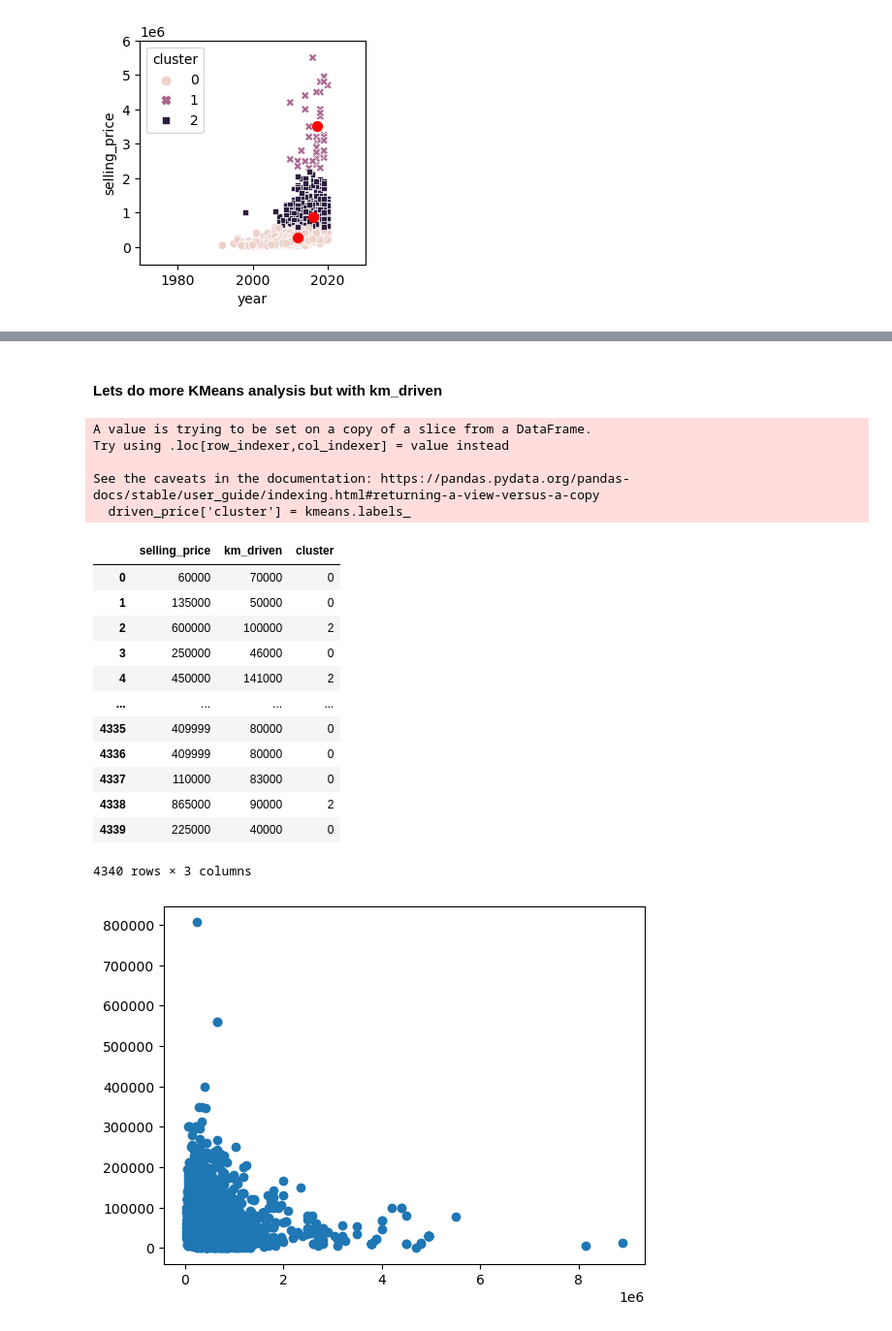
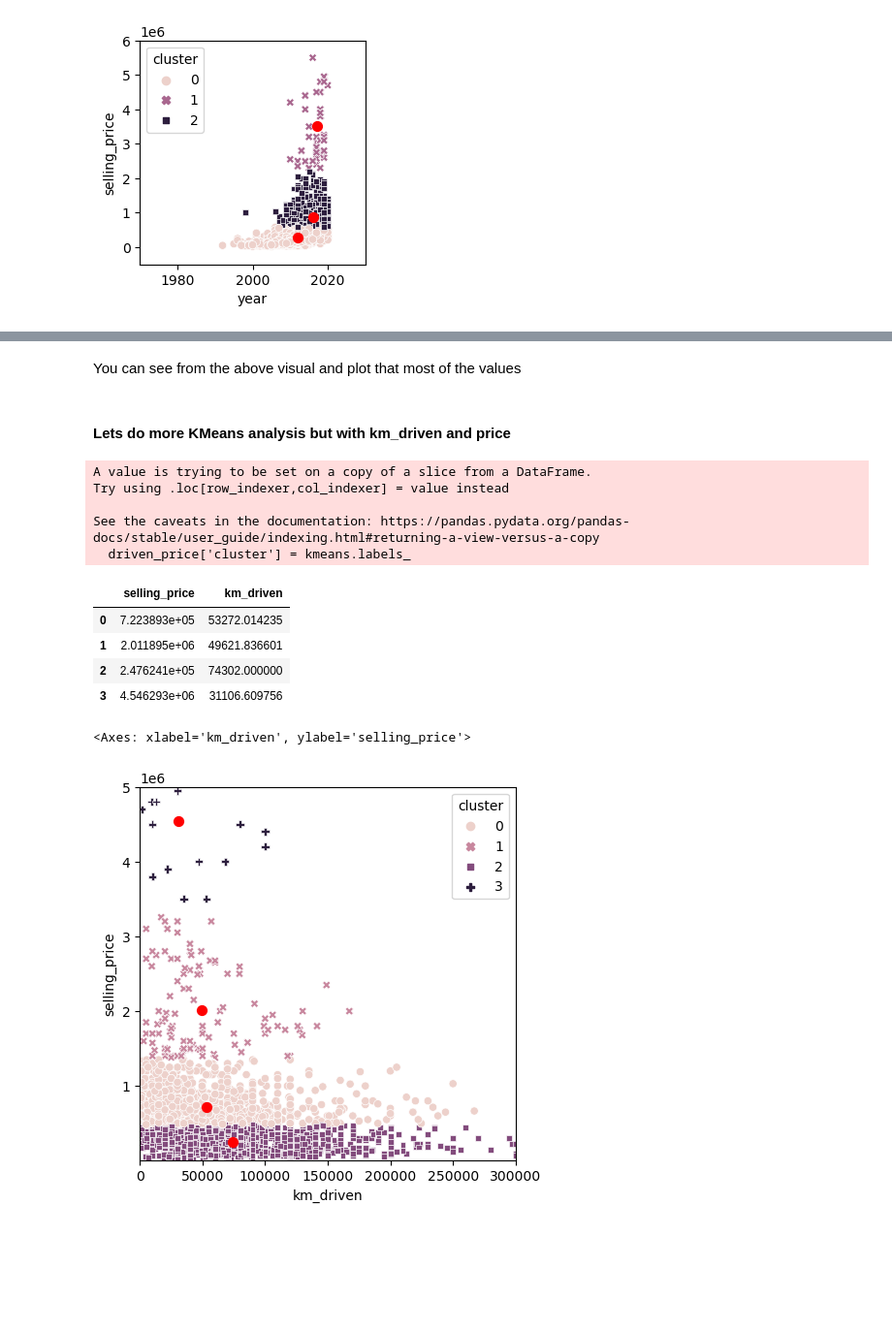
Before and after one commit to Scottymichaelmillerguy/cars-details-repo, a Jupyter notebook: car-details.ipynb, the cells around one changed output, grey strips where cells are left out. Shown: that part at 97% size. Saved outputs shown, nothing was run; the diff lists cells and outputs as text; code cells hidden in the pictures; blank space fills up the shorter version.

```diff
--- a/car-details.ipynb
+++ b/car-details.ipynb
@@ -182,31 +223,33 @@ See the caveats in the documentation: https://pandas.pydata.org/pandas-docs/stab
+# %% [markdown]
+
+You can see from the above visual and plot that most of the values
 # %% [markdown]
-#### Lets do more KMeans analysis but with km_driven
+#### Lets do more KMeans analysis but with km_driven and price
 # %%
 driven_price = cars_df[['selling_price', 'km_driven']]
 #plt.scatter(driven_price['selling_price'], driven_price['km_driven'])
 #based off the initial scatter plot I am seeing 3-5 clusters
-kmeans = KMeans(n_clusters = 5).fit(driven_price)
+kmeans = KMeans(n_clusters = 4).fit(driven_price)
 #Cluster labels find which cluster each of the km_driven selling_price combinations fall under
 driven_price['cluster'] = kmeans.labels_
 driven_price
-centers = pd.DataFrame(kmeans.cluster_centers_)
+centers = pd.DataFrame(kmeans.cluster_centers_, columns=['selling_price', 'km_driven'])
+display(centers)
+fig, ax = plt.subplots(figsize =(5,5))
+ax = sns.scatterplot(x='km_driven', y='selling_price', hue='cluster', style = 'cluster',ax = ax, data = driven_price)
+ax.set_xlim(0, 300000)
+ax.set_ylim(10000, 5000000)
+centers.plot.scatter(x='km_driven', y = 'selling_price', ax = ax, s=50, color = 'red')
 # %% [output]
 A value is trying to be set on a copy of a slice from a DataFrame.
 Try using .loc[row_indexer,col_indexer] = value instead
 
 See the caveats in the documentation: https://pandas.pydata.org/pandas-docs/stable/user_guide/indexing.html#returning-a-view-versus-a-copy
   driven_price['cluster'] = kmeans.labels_
-|  | selling_price | km_driven | cluster |
-| 0 | 60000 | 70000 | 0 |
-| 1 | 135000 | 50000 | 0 |
-| 2 | 600000 | 100000 | 2 |
-| 3 | 250000 | 46000 | 0 |
-| 4 | 450000 | 141000 | 2 |
-| ... | ... | ... | ... |
-| 4335 | 409999 | 80000 | 0 |
-| 4336 | 409999 | 80000 | 0 |
-| 4337 | 110000 | 83000 | 0 |
-| 4338 | 865000 | 90000 | 2 |
-| 4339 | 225000 | 40000 | 0 |
+|  | selling_price | km_driven |
+| 0 | 7.223893e+05 | 53272.014235 |
+| 1 | 2.011895e+06 | 49621.836601 |
+| 2 | 2.476241e+05 | 74302.000000 |
+| 3 | 4.546293e+06 | 31106.609756 |
-4340 rows × 3 columns
+<Axes: xlabel='km_driven', ylabel='selling_price'>
-[figure, old version]
+[figure, new version]
```
Also changed, not shown: parts of 22 cells of this notebook.
